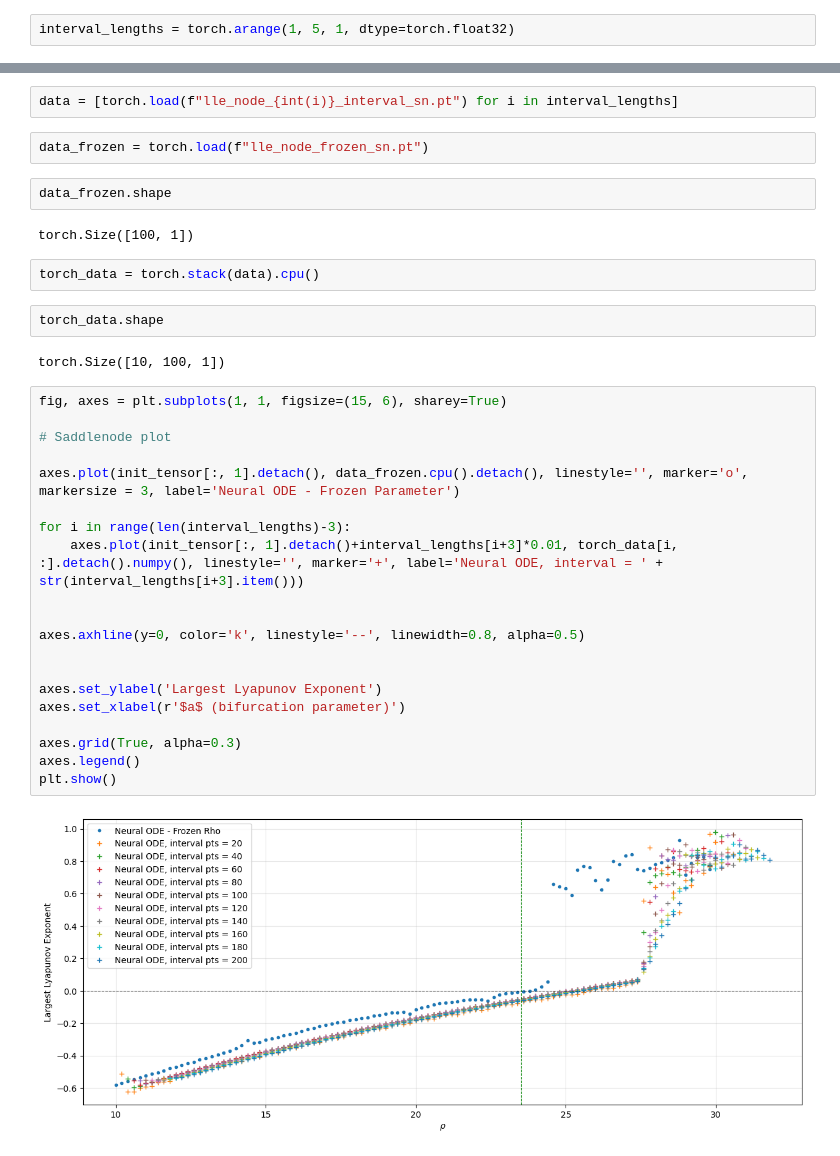
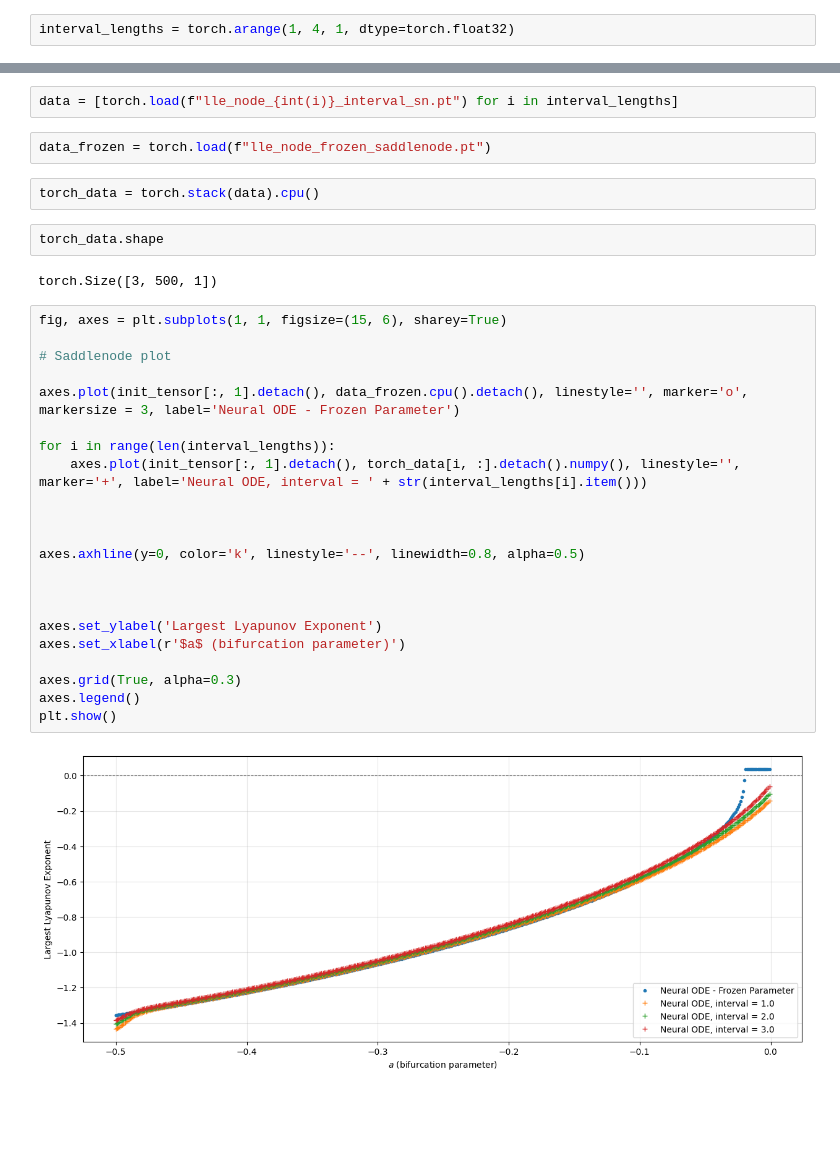
Before and after one commit to JPROSS18/JackRoss-PhD-Notes, a Jupyter notebook: NODE_Dynamic_Bifurcation_Parameter/Lyapunov_EWS_project/Plotting_sn.ipynb, the cells around one changed output, grey strips where cells are left out. Cells and saved outputs as stored; diff of their text form; blank space fills up the shorter version.

```diff
--- a/NODE_Dynamic_Bifurcation_Parameter/Lyapunov_EWS_project/Plotting_sn.ipynb
+++ b/NODE_Dynamic_Bifurcation_Parameter/Lyapunov_EWS_project/Plotting_sn.ipynb
@@ -36,4 +36,4 @@ import models.Neural_ODEs_v2 as nodes
 torch.set_default_dtype(torch.float32)
 torch.set_default_device('cpu')
 # %%
-interval_lengths = torch.arange(1, 5, 1, dtype=torch.float32)
+interval_lengths = torch.arange(1, 4, 1, dtype=torch.float32)
@@ -44,39 +46,37 @@ init_tensor = torch.load("init_tensor_all_intervals_sn.pt").cpu()
 # %%
 data = [torch.load(f"lle_node_{int(i)}_interval_sn.pt") for i in interval_lengths]
 # %%
-data_frozen = torch.load(f"lle_node_frozen_sn.pt")
+data_frozen = torch.load(f"lle_node_frozen_saddlenode.pt")
-# %%
-data_frozen.shape
-# %% [output]
-torch.Size([100, 1])
 # %%
 torch_data = torch.stack(data).cpu()
-# %%
-torch_data.shape
-# %% [output]
-torch.Size([10, 100, 1])
+# %%
+torch_data.shape
+# %% [output]
+torch.Size([3, 500, 1])
 # %%
 fig, axes = plt.subplots(1, 1, figsize=(15, 6), sharey=True)
 
 # Saddlenode plot
 
 axes.plot(init_tensor[:, 1].detach(), data_frozen.cpu().detach(), linestyle='', marker='o', markersize = 3, label='Neural ODE - Frozen Parameter')
 
-for i in range(len(interval_lengths)-3):
-    axes.plot(init_tensor[:, 1].detach()+interval_lengths[i+3]*0.01, torch_data[i, :].detach().numpy(), linestyle='', marker='+', label='Neural ODE, interval = ' + str(interval_lengths[i+3].item()))
+for i in range(len(interval_lengths)):
+    axes.plot(init_tensor[:, 1].detach(), torch_data[i, :].detach().numpy(), linestyle='', marker='+', label='Neural ODE, interval = ' + str(interval_lengths[i].item()))
+
 
 
 axes.axhline(y=0, color='k', linestyle='--', linewidth=0.8, alpha=0.5)
+
 
 
 axes.set_ylabel('Largest Lyapunov Exponent')
 axes.set_xlabel(r'$a$ (bifurcation parameter)')
 
 axes.grid(True, alpha=0.3)
 axes.legend()
 plt.show()
 # %% [output]
-[figure, old version]
+[figure, new version]
 # %%
 fig, axes = plt.subplots(1, 1, figsize=(15, 6), sharey=True)
 axes.plot(init_tensor[:, 1].detach(), data_frozen.cpu().detach(), linestyle='-', marker='o', markersize = 3, label='Neural ODE - Frozen Parameter')
```
Also changed, not shown: parts of 4 cells of this notebook, 32 other files.
